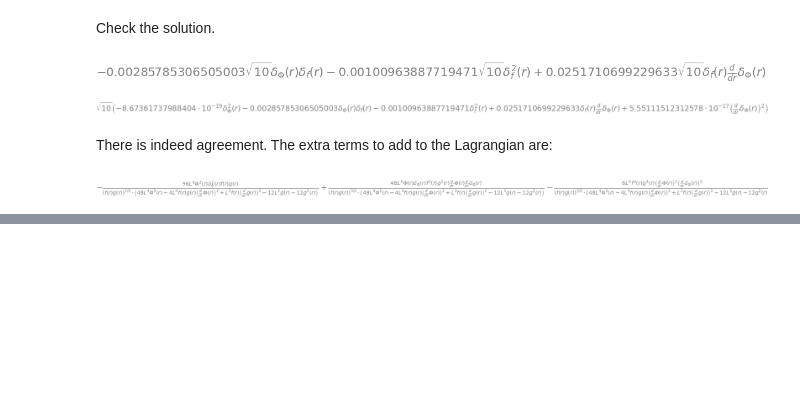
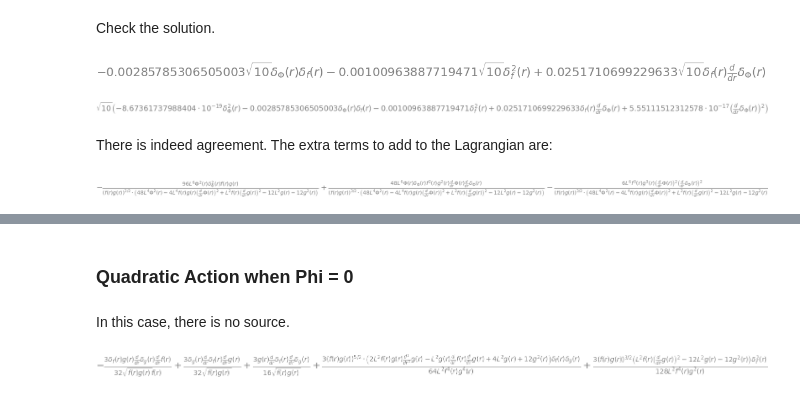
Before and after one commit to jchryssanthacopoulos/wormholes, a Jupyter notebook: second_order_action_analysis.ipynb, the cells around one changed output, grey strips where cells are left out. Drawn from its saved outputs; the diff is of its cells as text; code cells hidden in the pictures; blank space fills up the shorter version.

```diff
--- a/second_order_action_analysis_dg_zero.ipynb
+++ b/second_order_action_analysis.ipynb
@@ -103,8 +136,8 @@ action = (
 # %% [markdown]
 Set delta_g and its derivative to zero.
 # %%
-action = action.subs({delta_g: 0, ddelta_g: 0})
-action
+action_dg_0 = action.subs({delta_g: 0, ddelta_g: 0})
+action_dg_0
 # %% [output]
 [figure]
 # %% [markdown]
@@ -233,0 +289,9 @@ c_0
+# %% [markdown]
+### Quadratic Action when Phi = 0
+# %% [markdown]
+In this case, there is no source.
+# %%
+action_phi_0 = action.subs({Phi: 0, dPhi: 0})
+action_phi_0
+# %% [output]
+[figure, added]
```
Also changed, not shown: parts of 39 cells of this notebook.
